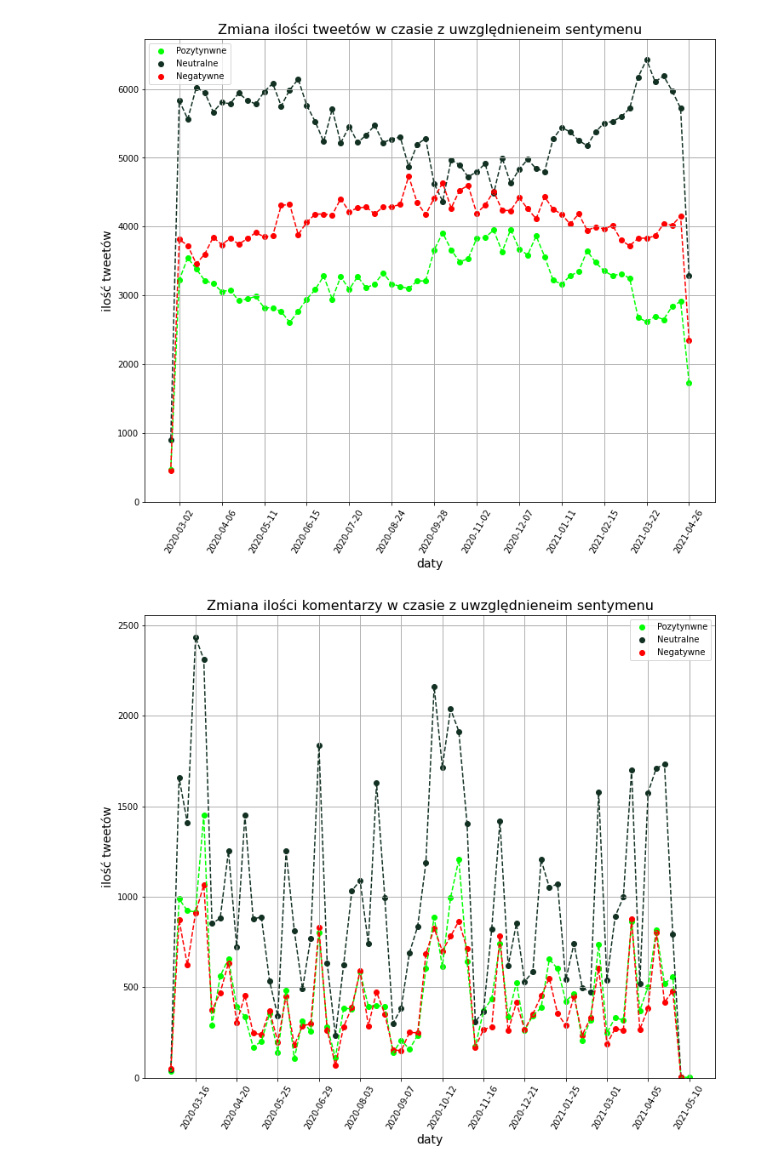
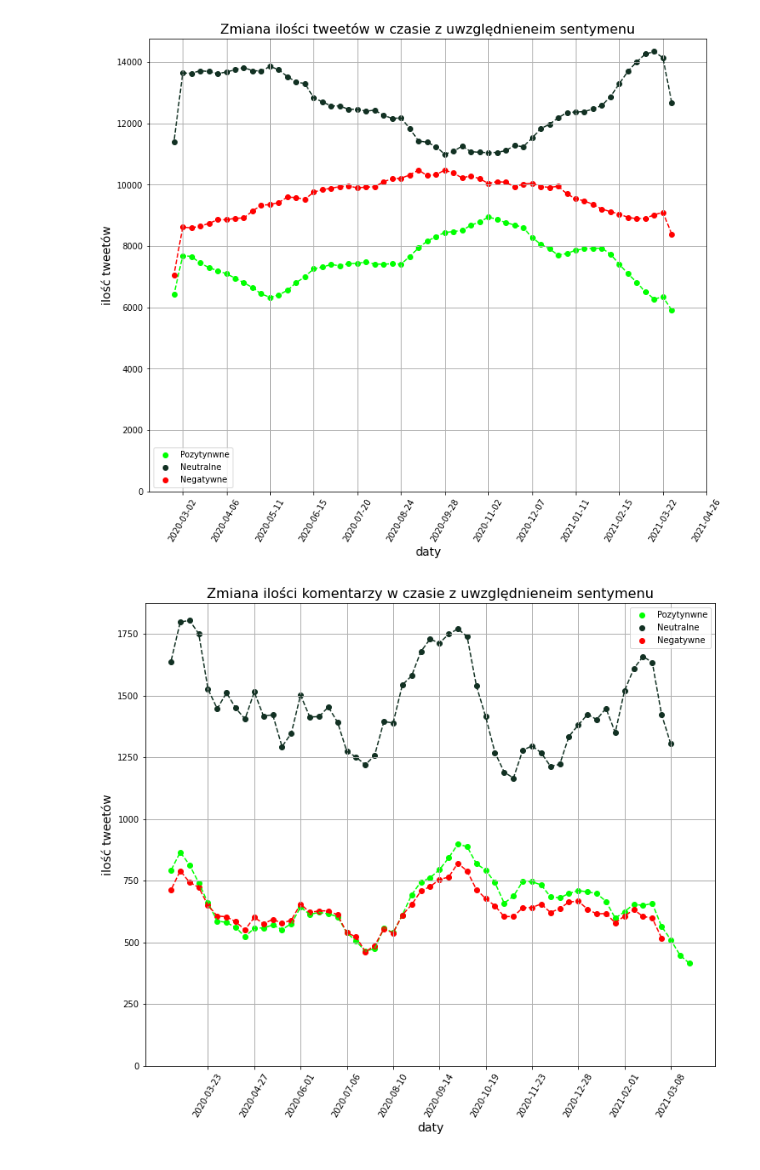
Before and after one commit to piaskowyk/twitter-posts-analysis, a Jupyter notebook: notebooks/sentyment.ipynb, the cells around one changed output. Saved outputs shown, nothing was run; the diff lists cells and outputs as text; code cells hidden in the pictures.

```diff
--- a/notebooks/sentyment.ipynb
+++ b/notebooks/sentyment.ipynb
@@ -201,14 +201,15 @@ df3 = getAll(sql)
 plt.figure(figsize=(12, 10))
 plt.grid(linestyle='-', linewidth=1)
 
-plt.plot(df1['week'], df1['count'], linestyle='--', color="#00ff00")
-plt.scatter(df1['week'], df1['count'], color="#00ff00", label='Pozytynwne')
+X = df1['week'][3:]
+plt.plot(X, df1['count'].rolling(5).mean()[3:], linestyle='--', color="#00ff00")
+plt.scatter(X, df1['count'].rolling(5).mean()[3:], color="#00ff00", label='Pozytynwne')
 
-plt.plot(df2['week'], df2['count'], linestyle='--', color="#123123")
-plt.scatter(df2['week'], df2['count'], color="#123123", label='Neutralne')
+plt.plot(df2['week'], df2['count'].rolling(5).mean()[3:], linestyle='--', color="#123123")
+plt.scatter(df2['week'], df2['count'].rolling(5).mean()[3:], color="#123123", label='Neutralne')
 
-plt.plot(df3['week'], df3['count'], linestyle='--', color="#ff0000")
-plt.scatter(df3['week'], df3['count'], color="#ff0000", label='Negatywne')
+plt.plot(df3['week'], df3['count'].rolling(5).mean()[3:], linestyle='--', color="#ff0000")
+plt.scatter(df3['week'], df3['count'].rolling(5).mean()[3:], color="#ff0000", label='Negatywne')
 
 plt.legend()
 plt.ylim(0)
@@ -221,7 +222,7 @@ ax.set_xticks(df1['week'][::5])
 plt.savefig(f'mleko/Zmiana_ilości_tweetów_w_czasie_z_uwzględnieneim_sentymenu.png')
 plt.show()
 # %% [output]
-[figure, old version]
+[figure, new version]
 # %%
 sql = """
 select count(t.id), date_trunc('week', t.created_at) as week
@@ -245,43 +246,47 @@ where
 group by week
 order by week desc;
 """
 df2 = getAll(sql)
 sql = """
 select count(t.id), date_trunc('week', t.created_at) as week
 from tweet t
 where
 	t.type = 2
 	and t.sentiment_compound <= -0.05
 	-- and t.created_at between date('2020-03-01') and date('2020-06-01')
 group by week
 order by week desc;
 """
 df3 = getAll(sql)
 
 plt.figure(figsize=(12, 10))
 plt.grid(linestyle='-', linewidth=1)
 
-plt.plot(df1['week'], df1['count'], linestyle='--', color="#00ff00")
-plt.scatter(df1['week'], df1['count'], color="#00ff00", label='Pozytynwne')
+X = df1['week'][8:]
+plt.plot(X, df1['count'].rolling(10).mean()[8:], linestyle='--', color="#00ff00")
+plt.scatter(X, df1['count'].rolling(10).mean()[8:], color="#00ff00", label='Pozytynwne')
 
-plt.plot(df2['week'], df2['count'], linestyle='--', color="#123123")
-plt.scatter(df2['week'], df2['count'], color="#123123", label='Neutralne')
+X = df2['week'][8:]
+plt.plot(X, df2['count'].rolling(10).mean()[8:], linestyle='--', color="#123123")
+plt.scatter(X, df2['count'].rolling(10).mean()[8:], color="#123123", label='Neutralne')
 
-plt.plot(df3['week'], df3['count'], linestyle='--', color="#ff0000")
-plt.scatter(df3['week'], df3['count'], color="#ff0000", label='Negatywne')
+X = df3['week'][8:]
+plt.plot(X, df3['count'].rolling(10).mean()[8:], linestyle='--', color="#ff0000")
+plt.scatter(X, df3['count'].rolling(10).mean()[8:], color="#ff0000", label='Negatywne')
 
+X = df1['week'][8:]
 plt.legend()
 plt.ylim(0)
 plt.ylabel('ilość tweetów', size=14)
 plt.xlabel('daty', size=14)
 plt.title('Zmiana ilości komentarzy w czasie z uwzględnieneim sentymenu', size=16)
 ax = plt.gca()
-plt.xticks(df1['week'], rotation=60)
-ax.set_xticks(df1['week'][::5])
-plt.savefig(f'mleko/Zmiana_ilości_komentarzy_w_czasie_z_uwzględnieneim_sentymenu.png')
+plt.xticks(X, rotation=60)
+ax.set_xticks(X[::5])
+plt.savefig(f'sentyment/Zmiana_ilości_komentarzy_w_czasie_z_uwzględnieneim_sentymenu.png')
 plt.show()
 # %% [output]
-[figure, old version]
+[figure, new version]
 # %%
 events = [
 	('2020-03-13', 'ogłoszenia stanu wyjątkowego dotyczącego epidemii koronawirusa'),
```
Also changed, not shown: parts of 6 cells of this notebook, 28 other files.
